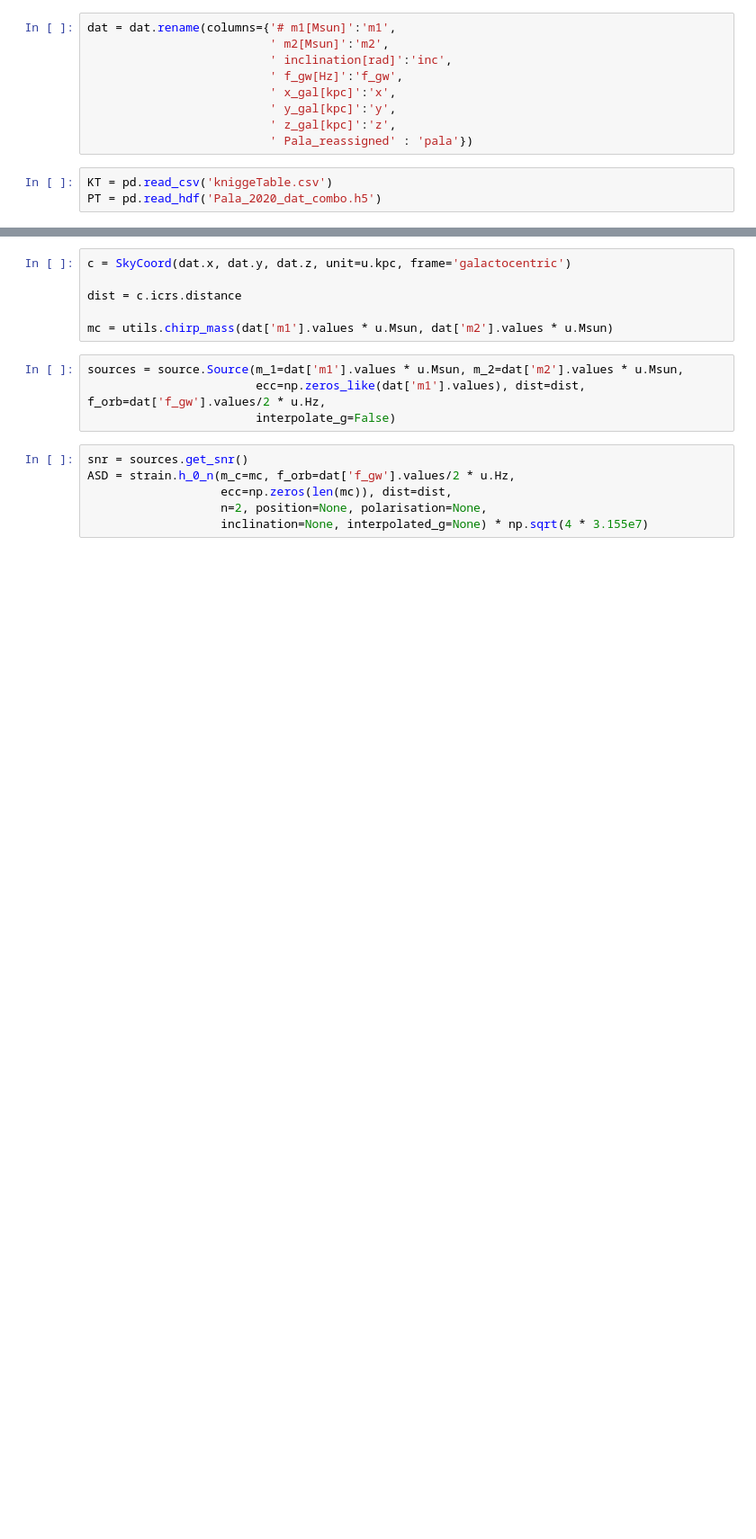
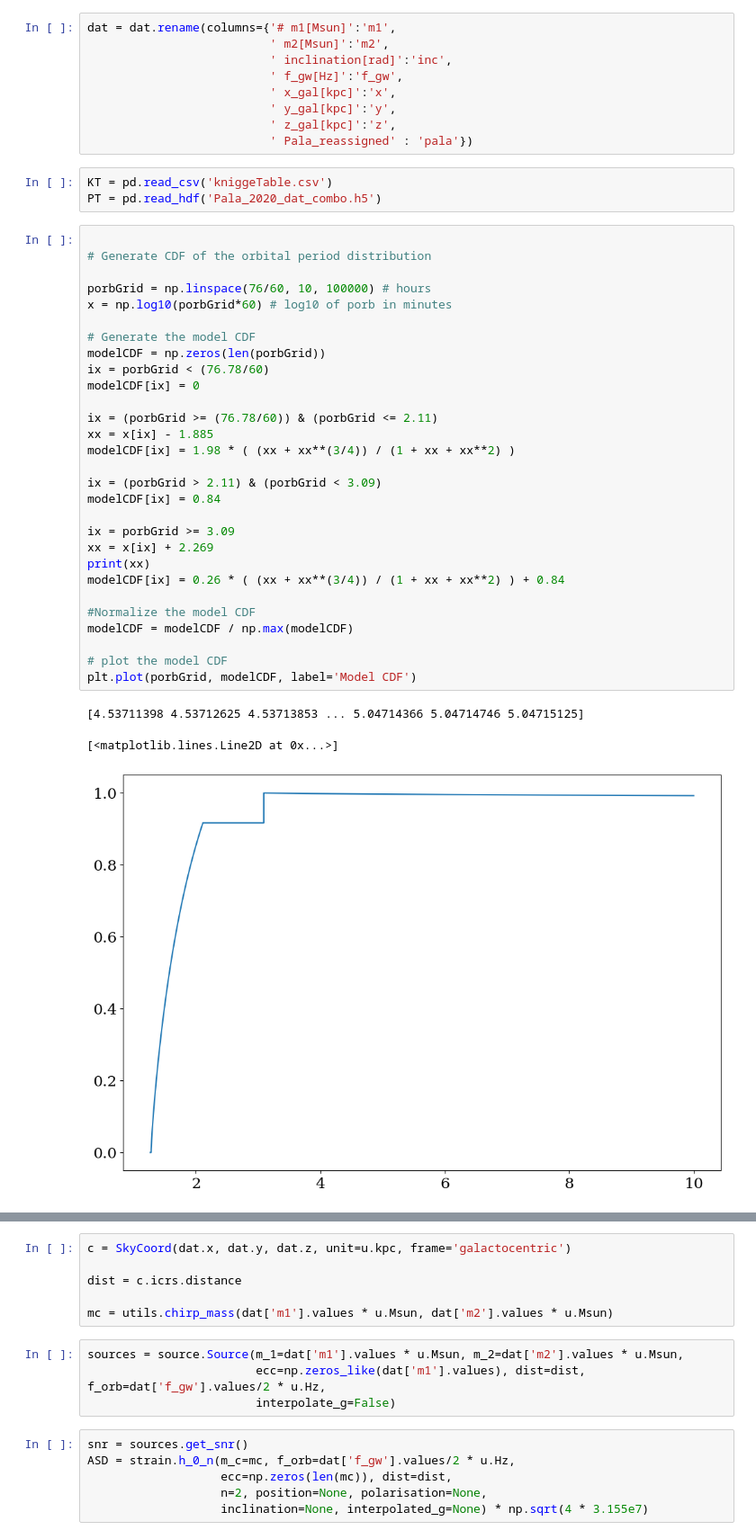
Before and after one commit to katiebreivik/cataclysmic-pileup, a Jupyter notebook: Generate_and_plot_sample.ipynb, the cells around one changed output, grey strips where cells are left out. Shown: that part at 90% size. Drawn from its saved outputs; the diff is of its cells as text; blank space fills up the shorter version.

```diff
--- a/Generate_and_plot_sample.ipynb
+++ b/Generate_and_plot_sample.ipynb
@@ -51,6 +51,39 @@ dat = dat.rename(columns={'# m1[Msun]':'m1',
 # %%
 KT = pd.read_csv('kniggeTable.csv')
 PT = pd.read_hdf('Pala_2020_dat_combo.h5')
+# %%
+
+# Generate CDF of the orbital period distribution
+
+porbGrid = np.linspace(76/60, 10, 100000) # hours
+x = np.log10(porbGrid*60) # log10 of porb in minutes
+
+# Generate the model CDF
+modelCDF = np.zeros(len(porbGrid))
+ix = porbGrid < (76.78/60)
+modelCDF[ix] = 0
+
+ix = (porbGrid >= (76.78/60)) & (porbGrid <= 2.11)
+xx = x[ix] - 1.885
+modelCDF[ix] = 1.98 * ( (xx + xx**(3/4)) / (1 + xx + xx**2) )
+
+ix = (porbGrid > 2.11) & (porbGrid < 3.09)
+modelCDF[ix] = 0.84
+
+ix = porbGrid >= 3.09
+xx = x[ix] + 2.269
+print(xx)
+modelCDF[ix] = 0.26 * ( (xx + xx**(3/4)) / (1 + xx + xx**2) ) + 0.84
+
+#Normalize the model CDF
+modelCDF = modelCDF / np.max(modelCDF)
+
+# plot the model CDF
+plt.plot(porbGrid, modelCDF, label='Model CDF')
+# %% [output]
+[4.53711398 4.53712625 4.53713853 ... 5.04714366 5.04714746 5.04715125]
+[<matplotlib.lines.Line2D at 0x...>]
+[figure, added]
 # %%
 plt.figure(figsize=(6, 4))
 plt.hist(1/(dat.f_gw/2) / 3600, bins=200, density=True, histtype='step', label=f'{max_distance} pc sample')
```
Also changed, not shown: parts of 8 cells of this notebook, 4 other files.
